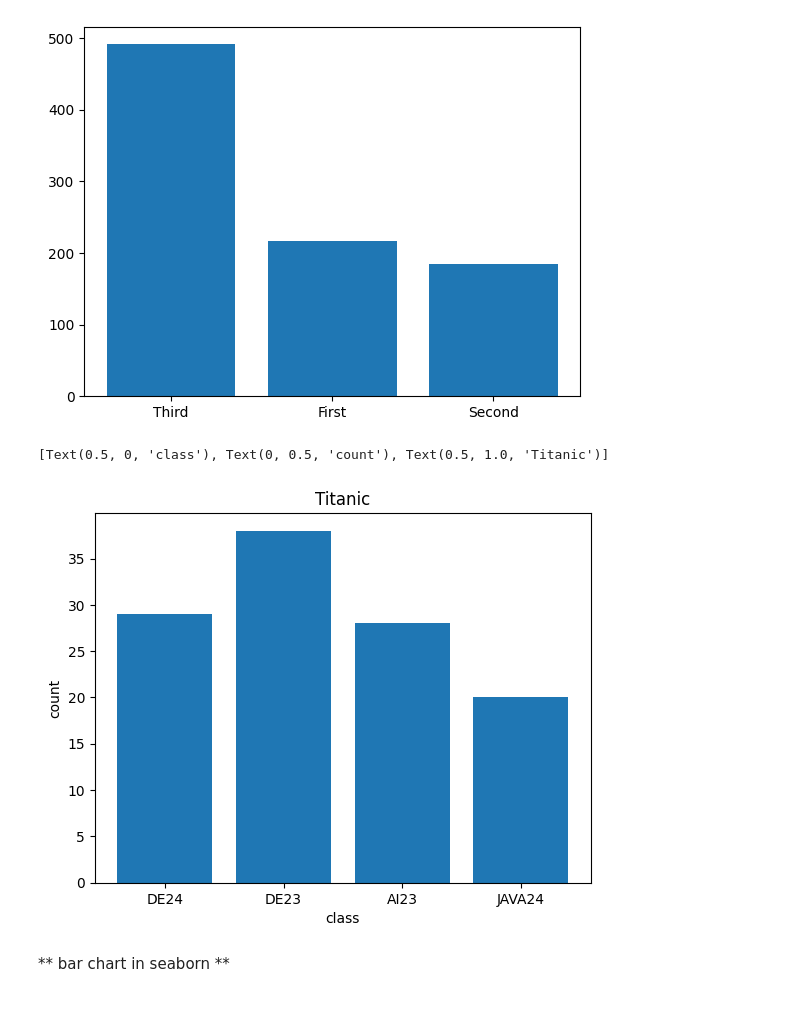
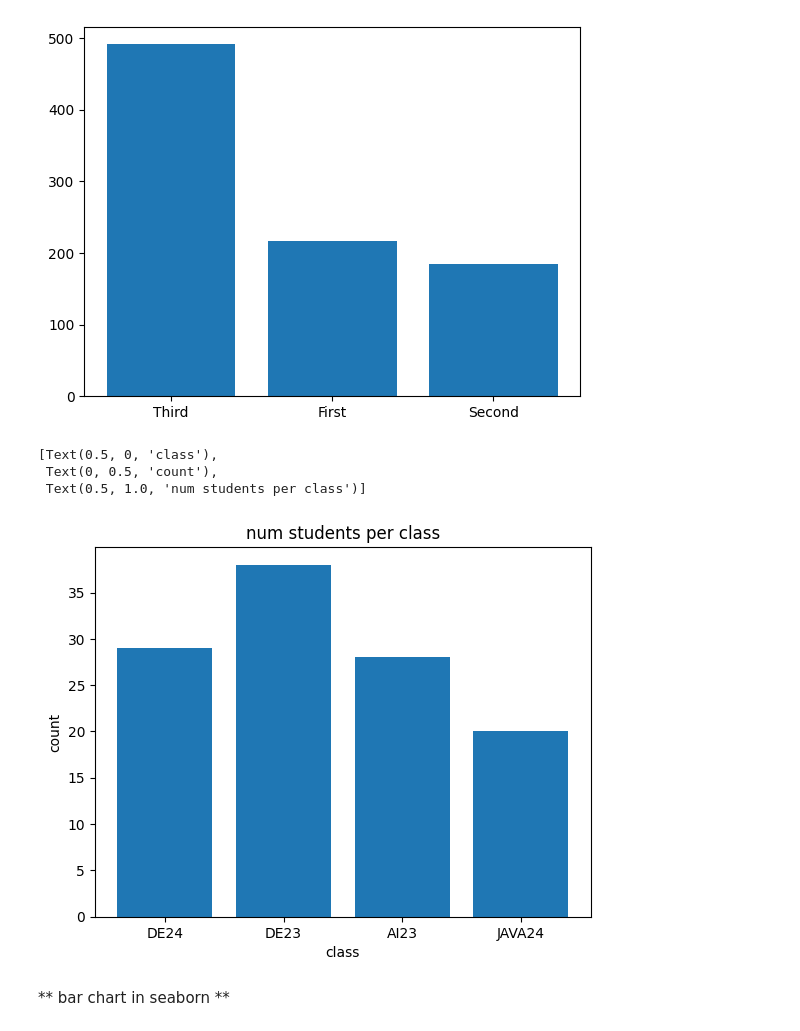
Before and after one commit to AlejandroHiroshima/data-platform-Alexander-Hrachovina-DE24, a Jupyter notebook: code_alongs/plotting/plotting_basics.ipynb, the cells around one changed output. Saved outputs shown, nothing was run; the diff lists cells and outputs as text; code cells hidden in the pictures.

```diff
--- a/code_alongs/plotting/plotting_basics.ipynb
+++ b/code_alongs/plotting/plotting_basics.ipynb
@@ -85,13 +85,15 @@ ax.bar(x=classes["class"], height = classes ["count"])
 # %%
 cohorts = ["DE24", "DE23", "AI23", "JAVA24"]
 number_students = [29, 38, 28, 20]
 
 fig, ax = plt.subplots(1)
 ax.bar(x= cohorts, height= number_students)
-ax.set(xlabel= "class", ylabel="count", title="Titanic")
+ax.set(xlabel= "class", ylabel="count", title="num students per class")
 # %% [output]
-[Text(0.5, 0, 'class'), Text(0, 0.5, 'count'), Text(0.5, 1.0, 'Titanic')]
+[Text(0.5, 0, 'class'),
+ Text(0, 0.5, 'count'),
+ Text(0.5, 1.0, 'num students per class')]
-[figure, old version]
+[figure, new version]
 # %% [markdown]
 ** bar chart in seaborn **
 # %%
```
Also changed, not shown: parts of 4 cells of this notebook, 7 other files.
